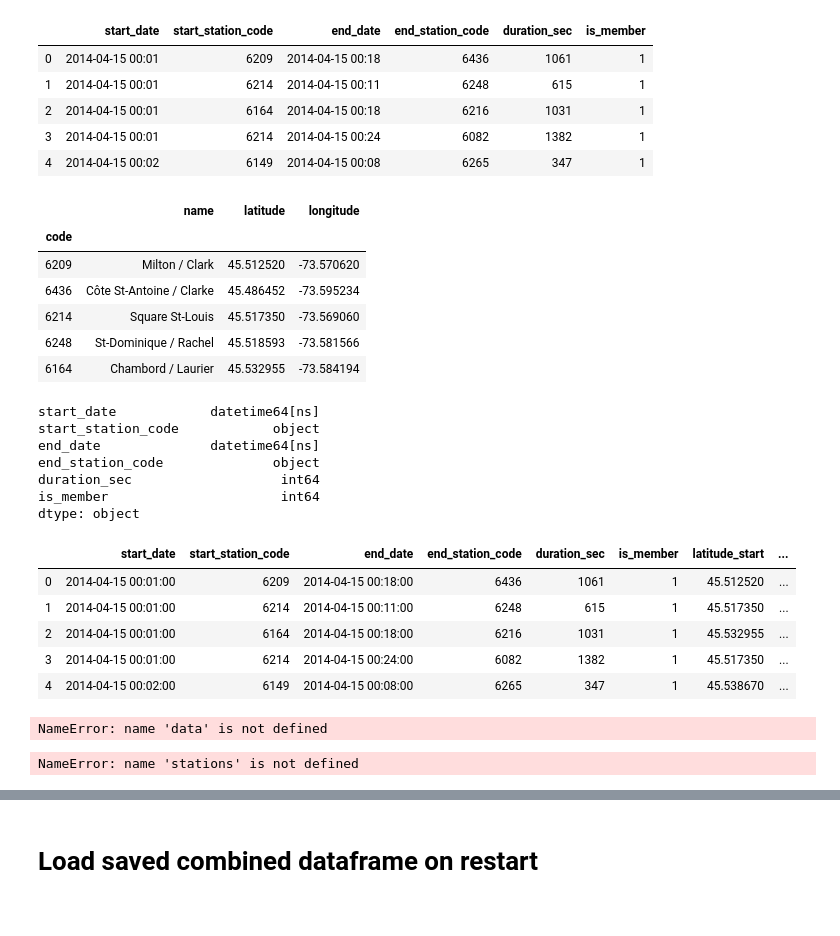
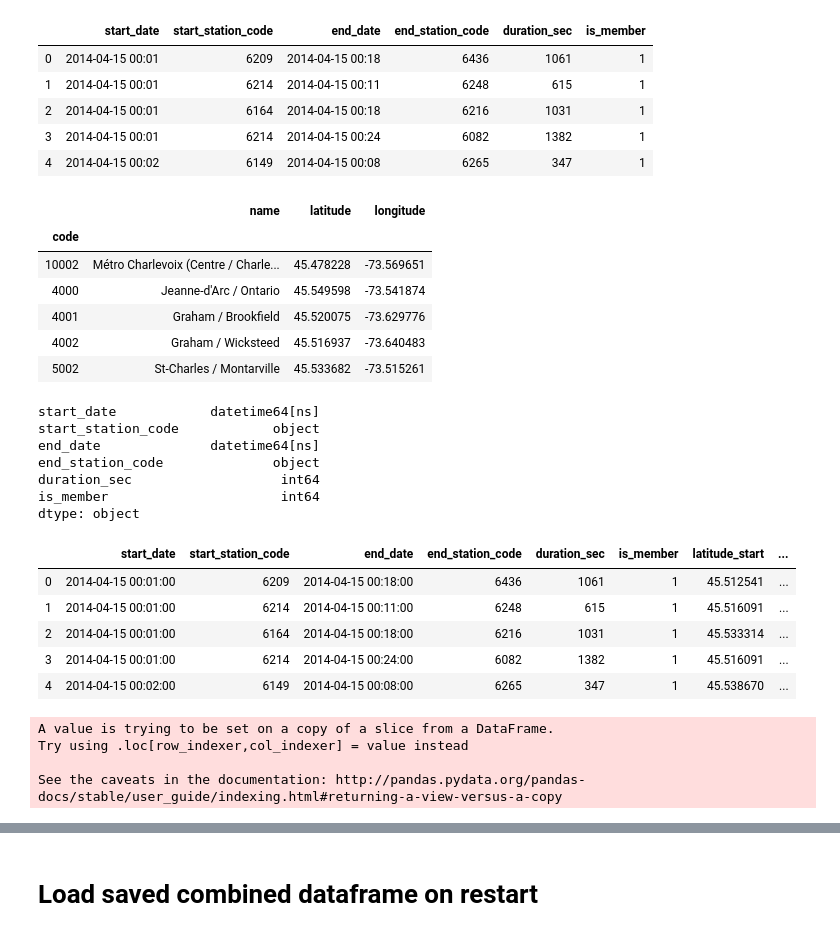
Before and after one commit to daviskia/ada-project-deep-penguin, a Jupyter notebook: BixiAnalysis.ipynb, the cells around one changed output, grey strips where cells are left out. Drawn from its saved outputs; the diff is of its cells as text; code cells hidden in the pictures.

Commit message:
fixed issue with changing station locations
new paths and combined datasets saved as pickle files, datastory and bikeanalysis updated

```diff
--- a/BixiAnalysis.ipynb
+++ b/BixiAnalysis.ipynb
@@ -47,23 +47,27 @@ raw_data.head()
 | 4 | 2014-04-15 00:02 | 6149 | 2014-04-15 00:08 | 6265 | 347 | 1 |
 # %%
 #load station data - need to look at all year's station data in case some stations were added or removed throughout the years
-stations = pd.read_csv('%sStations_2014.csv'%(DATA_PATH), sep=',')
+stations = pd.read_csv('%sStations_2019.csv'%(DATA_PATH), sep=',')
 
-for year in range(5,10):
+#the station locations are not the same for the same station code each year
+#since we are mainly analysing the 2019 data we want to use the 2019 station locations
+#analysis we are doing for the other years is not related to the station locations so it's ok not to have the station location data
+
+for year in range(8,3,-1):
     station_year = pd.read_csv('%sStations_201%d.csv'%(DATA_PATH,year), sep=',')
     new_stations = station_year[~station_year['code'].isin(stations.code)]
     stations = stations.append(new_stations, ignore_index=True) #add only stations which aren't already in list
 
 stations = stations.set_index('code')
 stations.head()
 # %% [output]
 |  | name | latitude | longitude |
 | code |  |  |  |
-| 6209 | Milton / Clark | 45.512520 | -73.570620 |
-| 6436 | Côte St-Antoine / Clarke | 45.486452 | -73.595234 |
-| 6214 | Square St-Louis | 45.517350 | -73.569060 |
-| 6248 | St-Dominique / Rachel | 45.518593 | -73.581566 |
-| 6164 | Chambord / Laurier | 45.532955 | -73.584194 |
+| 10002 | Métro Charlevoix (Centre / Charle... | 45.478228 | -73.569651 |
+| 4000 | Jeanne-d'Arc / Ontario | 45.549598 | -73.541874 |
+| 4001 | Graham / Brookfield | 45.520075 | -73.629776 |
+| 4002 | Graham / Wicksteed | 45.516937 | -73.640483 |
+| 5002 | St-Charles / Montarville | 45.533682 | -73.515261 |
 # %%
 raw_data.start_date = pd.to_datetime(raw_data.start_date)
 raw_data.end_date = pd.to_datetime(raw_data.end_date)
@@ -96,23 +100,27 @@ data = split_date('end', data)
 data.head()
 # %% [output]
 |  | start_date | start_station_code | end_date | end_station_code | duration_sec | is_member | latitude_start | ... |
-| 0 | 2014-04-15 00:01:00 | 6209 | 2014-04-15 00:18:00 | 6436 | 1061 | 1 | 45.512520 | ... |
-| 1 | 2014-04-15 00:01:00 | 6214 | 2014-04-15 00:11:00 | 6248 | 615 | 1 | 45.517350 | ... |
-| 2 | 2014-04-15 00:01:00 | 6164 | 2014-04-15 00:18:00 | 6216 | 1031 | 1 | 45.532955 | ... |
-| 3 | 2014-04-15 00:01:00 | 6214 | 2014-04-15 00:24:00 | 6082 | 1382 | 1 | 45.517350 | ... |
+| 0 | 2014-04-15 00:01:00 | 6209 | 2014-04-15 00:18:00 | 6436 | 1061 | 1 | 45.512541 | ... |
+| 1 | 2014-04-15 00:01:00 | 6214 | 2014-04-15 00:11:00 | 6248 | 615 | 1 | 45.516091 | ... |
+| 2 | 2014-04-15 00:01:00 | 6164 | 2014-04-15 00:18:00 | 6216 | 1031 | 1 | 45.533314 | ... |
+| 3 | 2014-04-15 00:01:00 | 6214 | 2014-04-15 00:24:00 | 6082 | 1382 | 1 | 45.516091 | ... |
 | 4 | 2014-04-15 00:02:00 | 6149 | 2014-04-15 00:08:00 | 6265 | 347 | 1 | 45.538670 | ... |
 # %%
 #average proximity of station rides
+#since the only accurate stations are those of 2019, we will only calculate the distance for 2019 data
+#since it's computationally intensive
+data19 = data.query('year==2019')
 
 #haversine function calculates the distance between two coordinates (lat, lon) - can install through 'pip install haversine'
 #outputs distance in km
-data['distance'] = data.apply(lambda x: haversine((x.latitude_start,x.longitude_start),(x.latitude_end,x.longitude_end)),axis=1)
+data19['distance'] = data19.apply(lambda x: haversine((x.latitude_start,x.longitude_start),(x.latitude_end,x.longitude_end)),axis=1)
+# %% [output]
+A value is trying to be set on a copy of a slice from a DataFrame.
+Try using .loc[row_indexer,col_indexer] = value instead
+
+See the caveats in the documentation: http://pandas.pydata.org/pandas-docs/stable/user_guide/indexing.html#returning-a-view-versus-a-copy
 # %%
 #save the combined set to pickle
-data.to_pickle("../combined_data")
+data.to_pickle("../combined_new_stations")
-# %% [output]
-NameError: name 'data' is not defined
 # %%
 stations.to_pickle("../stations")
-# %% [output]
-NameError: name 'stations' is not defined
```
Also changed, not shown: parts of 10 cells of this notebook, 2 other files.
